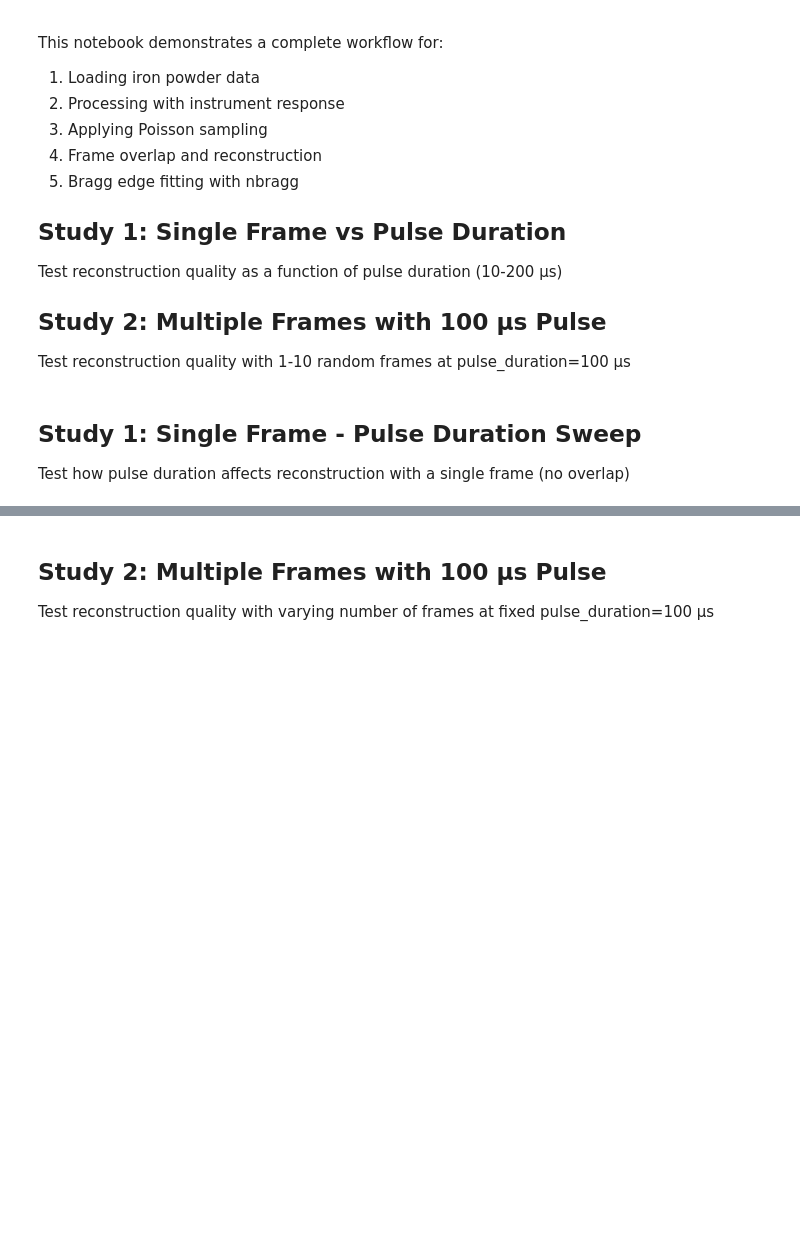
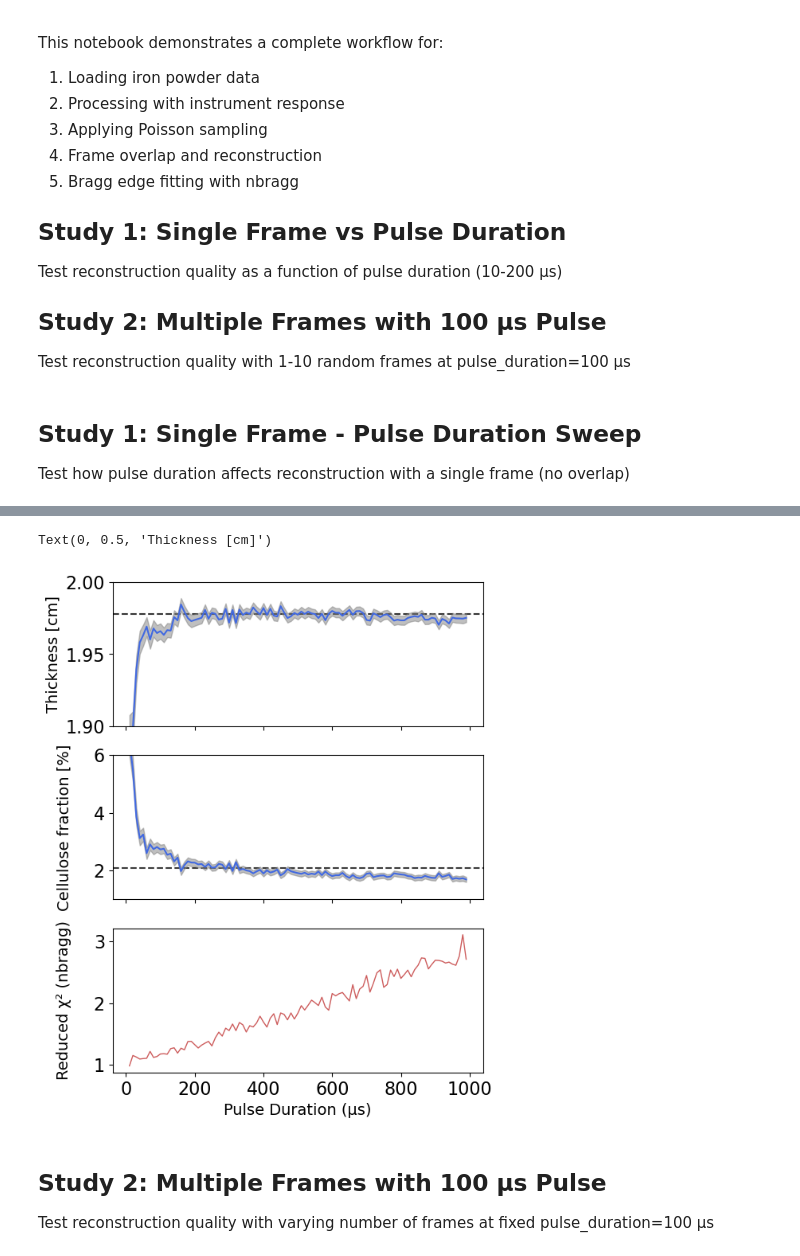
Before and after one commit to TsvikiHirsh/frame_overlap, a Jupyter notebook: notebooks/simple_reconstruction_example.ipynb, the cells around one changed output, grey strips where cells are left out. Saved outputs shown, nothing was run; the diff lists cells and outputs as text; code cells hidden in the pictures; blank space fills up the shorter version.

```diff
--- a/notebooks/simple_reconstruction_example.ipynb
+++ b/notebooks/simple_reconstruction_example.ipynb
@@ -94,42 +301,43 @@ print(results_pulse_df)
 # %%
 # Plot Study 1 results
-fig, axes = plt.subplots(2, 2, figsize=(12, 10))
+fig, axes = plt.subplots(3, 1, figsize=(6, 8),sharex=True)
 
-# Reconstruction chi2/dof
-axes[0, 0].plot(results_pulse_df['pulse_duration'], results_pulse_df['chi2_per_dof'], 'o-', linewidth=2, markersize=8)
-axes[0, 0].set_xlabel('Pulse Duration (µs)', fontsize=11)
-axes[0, 0].set_ylabel('χ²/dof (Reconstruction)', fontsize=11)
-axes[0, 0].set_title('Reconstruction Quality vs Pulse Duration (1 frame)', fontsize=12, fontweight='bold')
-axes[0, 0].grid(True, alpha=0.3)
-
-# R-squared
-axes[0, 1].plot(results_pulse_df['pulse_duration'], results_pulse_df['r_squared'], 's-', color='green', linewidth=2, markersize=8)
-axes[0, 1].axhline(y=0, color='gray', linestyle='--', alpha=0.5)
-axes[0, 1].set_xlabel('Pulse Duration (µs)', fontsize=11)
-axes[0, 1].set_ylabel('R² (Reconstruction)', fontsize=11)
-axes[0, 1].set_title('Coefficient of Determination', fontsize=12, fontweight='bold')
-axes[0, 1].grid(True, alpha=0.3)
 
 # nbragg reduced chi2
-axes[1, 0].plot(results_pulse_df['pulse_duration'], results_pulse_df['nbragg_redchi'], 'd-', color='red', linewidth=2, markersize=8)
-axes[1, 0].set_xlabel('Pulse Duration (µs)', fontsize=11)
-axes[1, 0].set_ylabel('Reduced χ² (nbragg)', fontsize=11)
-axes[1, 0].set_title('nbragg Fit Quality', fontsize=12, fontweight='bold')
-axes[1, 0].grid(True, alpha=0.3)
+axes[2].plot(results_pulse_df['pulse_duration'], results_pulse_df['nbragg_redchi'], '-', color='indianred', linewidth=1, markersize=5)
+# axes[1].set_xlabel('Pulse Duration (µs)', fontsize=11)
+axes[2].set_ylabel('Reduced χ² (nbragg)\n', fontsize=14)
+# axes[1].set_title('nbragg Fit Quality', fontsize=12, fontweight='bold')
+# axes[1].grid(True, alpha=0.3)
+
 
 # Thickness
-axes[1, 1].errorbar(results_pulse_df['pulse_duration'], results_pulse_df['thickness'],
-                    yerr=results_pulse_df['thickness_err'], fmt='o-', linewidth=2, markersize=8, capsize=5)
-axes[1, 1].set_xlabel('Pulse Duration (µs)', fontsize=11)
-axes[1, 1].set_ylabel('Thickness (cm)', fontsize=11)
-axes[1, 1].set_title('Fitted Sample Thickness', fontsize=12, fontweight='bold')
-axes[1, 1].grid(True, alpha=0.3)
+axes[1].plot(results_pulse_df['pulse_duration'], results_pulse_df['cellulose']*100,color="royalblue")
+axes[1].fill_between(results_pulse_df['pulse_duration'],results_pulse_df["cellulose"]*100-results_pulse_df["cellulose_err"]*100,
+                     results_pulse_df["cellulose"]*100+results_pulse_df["cellulose_err"]*100,
+                     alpha=0.5,color="0.5",zorder=-1)
+# axes[0].set_xlabel('Pulse Duration (µs)', fontsize=11)
+axes[1].axhline(100*0.0208,ls="--",color="0.2",zorder=-2)
+axes[1].set_ylim(1,6)
+axes[1].set_ylabel('Cellulose fraction [%]\n',fontsize=14,)
+# axes[0].set_title('Cellulose weight fraction', fontsize=12, fontweight='bold')
+# axes[0].grid(True, alpha=0.3)
 
-plt.tight_layout()
-plt.savefig('pulse_duration_study.png', dpi=150, bbox_inches='tight')
-plt.show()
 
-print("\n✓ Plot saved as pulse_duration_study.png")
+# Thickness
+axes[0].plot(results_pulse_df['pulse_duration'], results_pulse_df['thickness'],color="royalblue")
+axes[0].fill_between(results_pulse_df['pulse_duration'],results_pulse_df["thickness"]-results_pulse_df["thickness_err"],
+                     results_pulse_df["thickness"]+results_pulse_df["thickness_err"],
+                     alpha=0.5,color="0.5",zorder=-1)
+axes[0].axhline(1.977588,ls="--",color="0.2",zorder=-2)
+axes[0].set_ylim(1.9,2)
+axes[2].set_xlabel('Pulse Duration (µs)',fontsize=14)
+axes[0].set_ylabel('Thickness [cm]',fontsize=14)
+# axes[2].set_title('Fitted Sample Thickness', fontsize=12, fontweight='bold')
+# axes[2].grid(True, alpha=0.3)
+# %% [output]
+Text(0, 0.5, 'Thickness [cm]')
+[figure, added]
 # %% [markdown]
 ## Study 2: Multiple Frames with 100 µs Pulse
 
```
Also changed, not shown: parts of 7 cells of this notebook.
